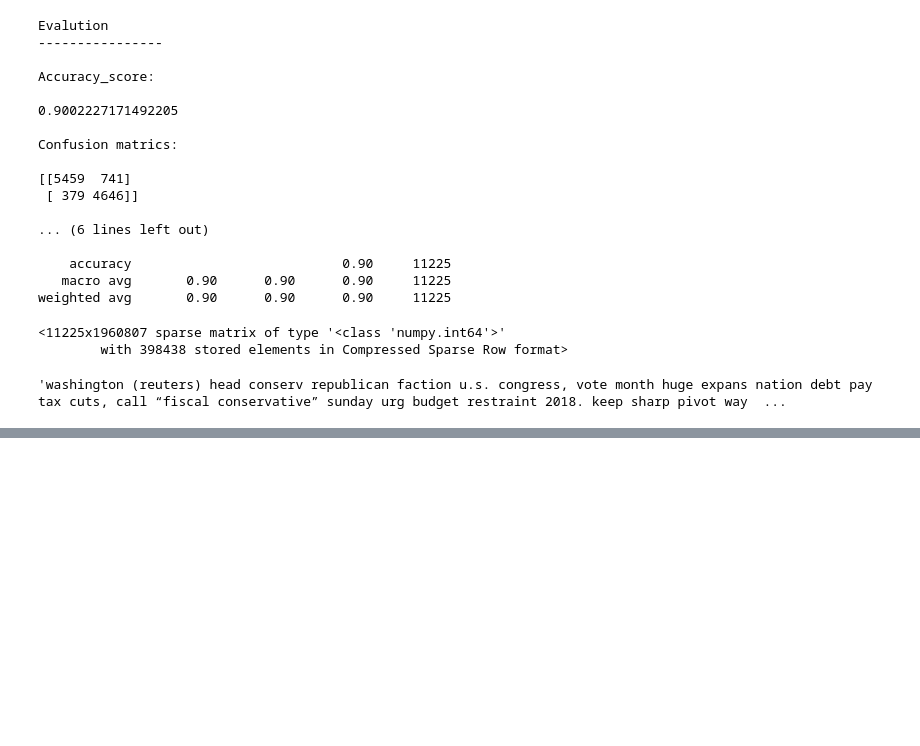
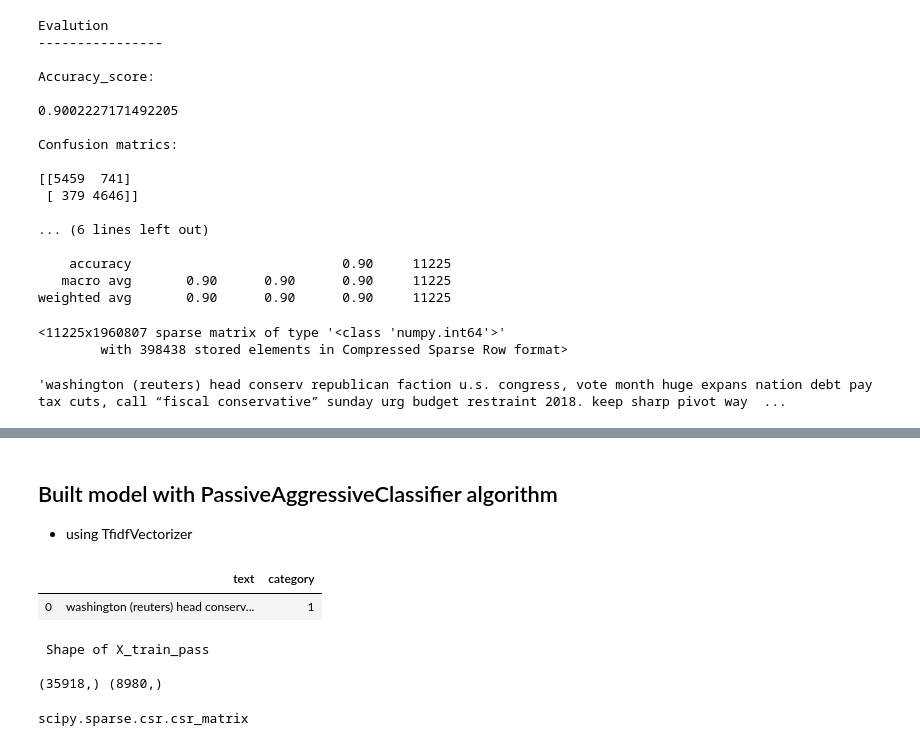
Before and after one commit to Mukesh8688/DetectFakeTrueNews, a Jupyter notebook: detectFakeTrueNews.ipynb, the cells around one changed output, grey strips where cells are left out. Saved outputs shown, nothing was run; the diff lists cells and outputs as text; code cells hidden in the pictures; blank space fills up the shorter version.

Commit message:
Add files via upload
adding  PassiveAggressiveClassifier algorithm for predicting different way

```diff
--- a/detectFakeTrueNews.ipynb
+++ b/detectFakeTrueNews.ipynb
@@ -389,0 +422,4 @@ array([[0, 0, 0, ..., 0, 0, 0],
+# %% [markdown]
+## Built model with PassiveAggressiveClassifier algorithm
+
+ - using TfidfVectorizer
@@ -389,0 +431,7 @@ array([[0, 0, 0, ..., 0, 0, 0],
+# %%
+# data frame
+
+df.head(1)
+# %% [output]
+|  | text | category |
+| 0 | washington (reuters) head conserv... | 1 |
@@ -389,0 +442,11 @@ array([[0, 0, 0, ..., 0, 0, 0],
+# %%
+# split data
+
+X_train_pass,X_test_pass,y_train_pass,y_test_pass =train_test_split(df['text'],labels,test_size = 0.2,random_state =7)
+
+print("\n Shape of X_train_pass and X_test_pass \n")
+print(X_train_pass.shape,X_test_pass.shape)
+# %% [output]
+ Shape of X_train_pass
+
+(35918,) (8980,)
@@ -389,0 +462,5 @@ array([[0, 0, 0, ..., 0, 0, 0],
+# %%
+# check datatype of tfidf_train
+type(tfidf_train)
+# %% [output]
+scipy.sparse.csr.csr_matrix
```
Also changed, not shown: parts of 15 cells of this notebook.
